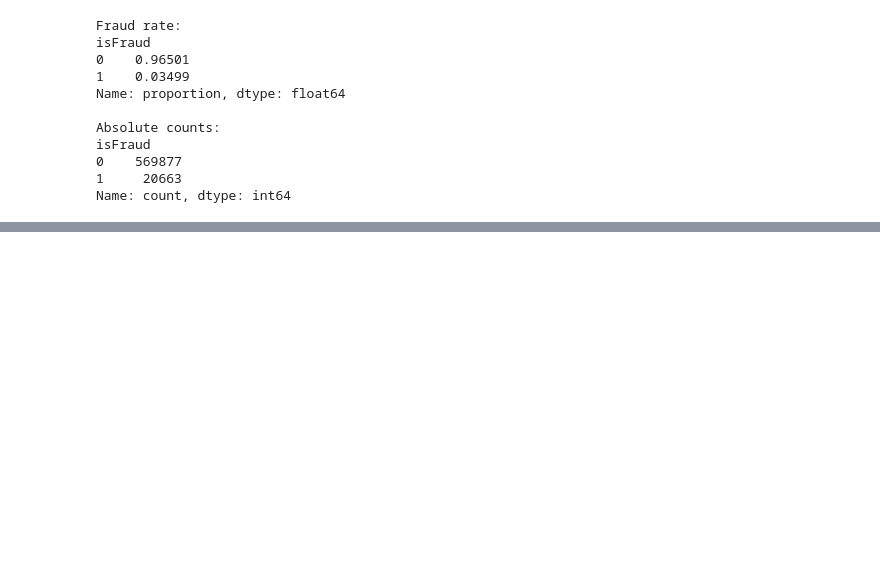
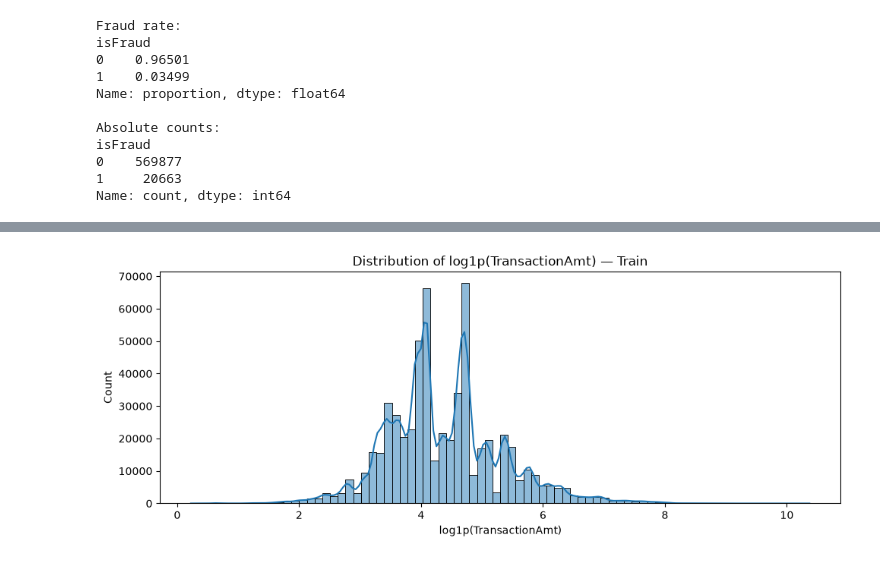
Before and after one commit to Nikhil09052007/Fraud_Detection_Model, a Jupyter notebook: notebooks/02_data_validation.ipynb, the cells around one changed output, grey strips where cells are left out. Saved outputs shown, nothing was run; the diff lists cells and outputs as text; code cells hidden in the pictures; blank space fills up the shorter version.

```diff
--- a/notebooks/02_data_validation.ipynb
+++ b/notebooks/02_data_validation.ipynb
@@ -287,0 +619,10 @@ Name: count, dtype: int64
+# %%
+if "TransactionAmt" in train.columns:
+    plt.figure(figsize=(10, 4))
+    sns.histplot(np.log1p(train["TransactionAmt"]), bins=80, kde=True)
+    plt.title("Distribution of log1p(TransactionAmt) — Train")
+    plt.xlabel("log1p(TransactionAmt)")
+    plt.tight_layout()
+    plt.show()
+# %% [output]
+[figure, added]
```
Also changed, not shown: parts of 30 cells of this notebook, 1 other file.
